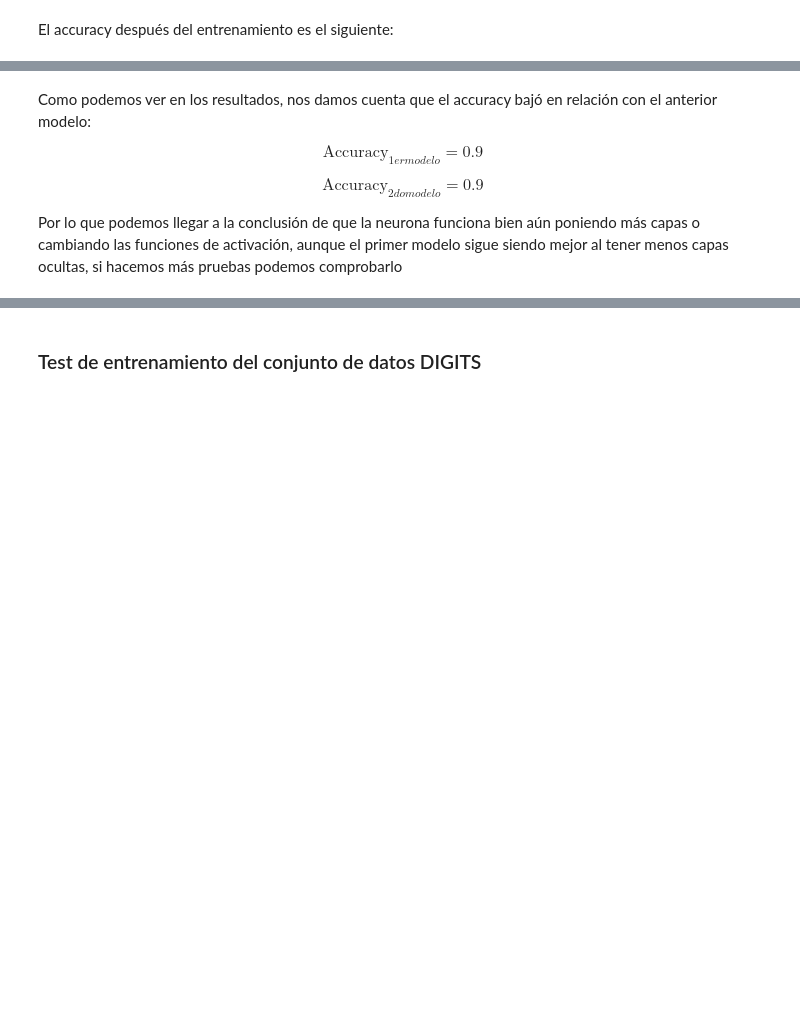
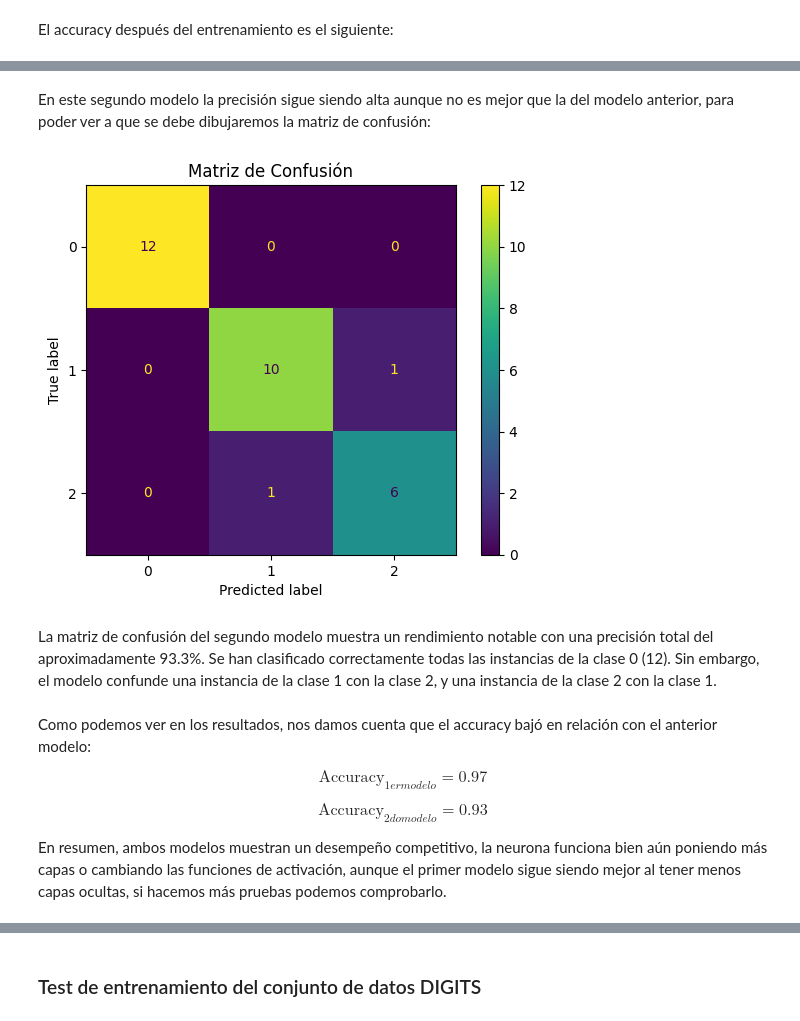
Before and after one commit to adoojeda/ModularNNEngine, a Jupyter notebook: main.ipynb, the cells around one changed output, grey strips where cells are left out. Saved outputs shown, nothing was run; the diff lists cells and outputs as text; code cells hidden in the pictures; blank space fills up the shorter version.

```diff
--- a/main.ipynb
+++ b/main.ipynb
@@ -96,9 +109,19 @@ Accuracy after training (on test):  0.9
+# %% [markdown]
+En este segundo modelo la precisión sigue siendo alta aunque no es mejor que la del modelo anterior, para poder ver a que se debe dibujaremos la matriz de confusión:
+# %%
+y_pred_classes = np.argmax(Y_pred2, axis=1)
+y_test_classes = np.argmax(y_test, axis=1)
+
+plot_confusion_matrix(y_test_classes, y_pred_classes)
+# %% [output]
+[figure, added]
+# %% [markdown]
+La matriz de confusión del segundo modelo muestra un rendimiento notable con una precisión total del aproximadamente 93.3%. Se han clasificado correctamente todas las instancias de la clase 0 (12). Sin embargo, el modelo confunde una instancia de la clase 1 con la clase 2, y una instancia de la clase 2 con la clase 1.
 # %% [markdown]
 Como podemos ver en los resultados, nos damos cuenta que el accuracy bajó en relación con el anterior modelo:
 
-$$ \text{Accuracy}_{1ermodelo}=0.9$$
+$$ \text{Accuracy}_{1ermodelo}=0.97$$
 
-$$ \text{Accuracy}_{2domodelo}=0.9$$
+$$ \text{Accuracy}_{2domodelo}=0.93$$
 
-
-Por lo que podemos llegar a la conclusión de que la neurona funciona bien aún poniendo más capas o cambiando las funciones de activación, aunque el primer modelo sigue siendo mejor al tener menos capas ocultas, si hacemos más pruebas podemos comprobarlo
+En resumen, ambos modelos muestran un desempeño competitivo, la neurona funciona bien aún poniendo más capas o cambiando las funciones de activación, aunque el primer modelo sigue siendo mejor al tener menos capas ocultas, si hacemos más pruebas podemos comprobarlo.
```
Also changed, not shown: parts of 40 cells of this notebook, 1 other file.
